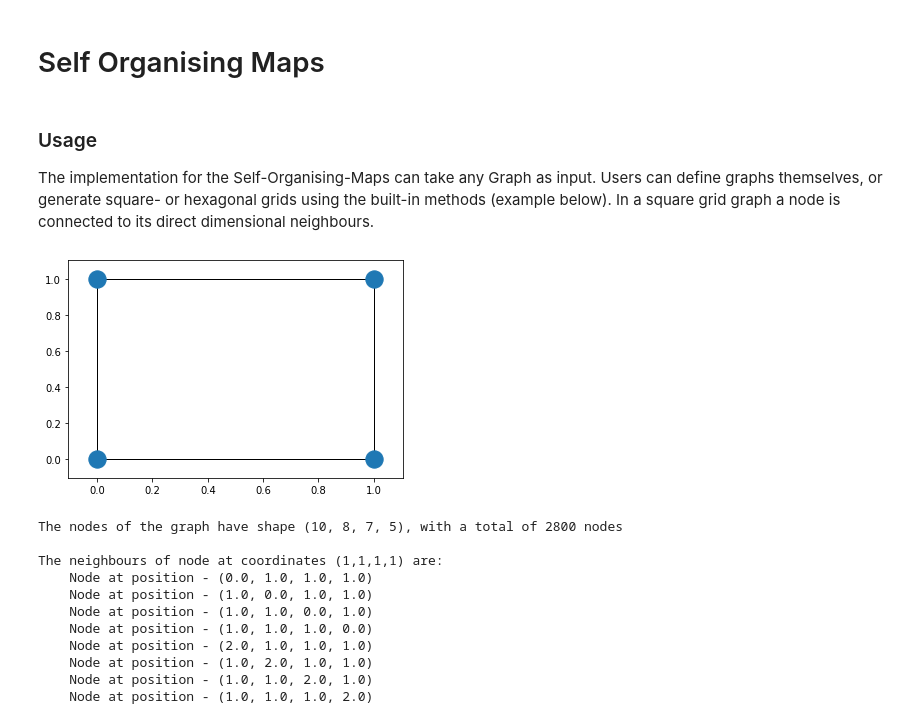
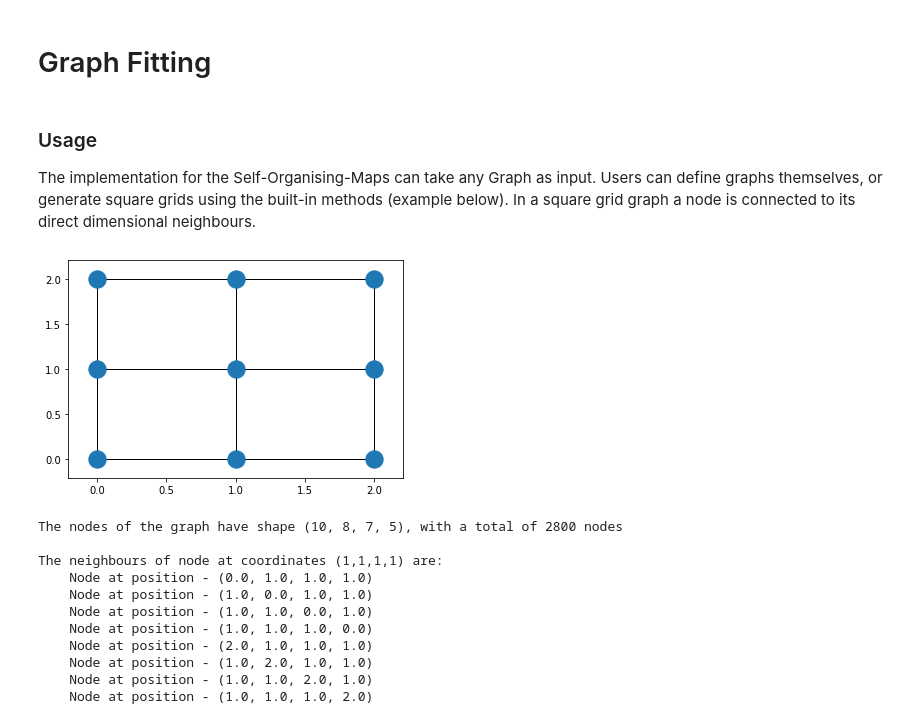
Before and after one commit to WillemSch/Topological-Learning, a Jupyter notebook: src/notebooks/GraphFitting.ipynb, the cells around one changed output. Drawn from its saved outputs; the diff is of its cells as text; code cells hidden in the pictures.

Commit message:
Examples

```diff
--- a/src/notebooks/SOM.ipynb
+++ b/src/notebooks/GraphFitting.ipynb
@@ -1,5 +1,5 @@
-# %% [markdown]
-# Self Organising Maps
+# %% [markdown]
+# Graph Fitting
 # %%
 import graph
 import som as SOM
@@ -24,20 +22,20 @@ def to_nx_graph(graph):
 # %% [markdown]
 ### Usage
 The implementation for the Self-Organising-Maps can take any Graph as input. Users can define graphs themselves, or
-generate square- or hexagonal grids using the built-in methods (example below). In a square grid graph a node is
+generate square grids using the built-in methods (example below). In a square grid graph a node is
 connected to its direct dimensional neighbours.
 # %%
-grid2x2 = graph.create_grid((2,2))
-nx_graph = grid2x2.to_nx_graph()
+grid3x3 = graph.create_grid((3, 3))
+nx_graph = to_nx_graph(grid3x3)
 
 fig, ax = plt.subplots()
 nx.draw(nx_graph, nx.get_node_attributes(nx_graph,'pos'))
 limits=plt.axis('on')
 ax.tick_params(left=True, bottom=True, labelleft=True, labelbottom=True)
 plt.show()
 plt.close(fig)
 # %% [output]
-[figure, old version]
+[figure, new version]
 # %%
 # Create a 4 dimensional square-grid graph of shape (10,8,7,5)
 square_grid = graph.create_grid((10,8,7,5))
```
Also changed, not shown: parts of 12 cells of this notebook, 6 other files.
